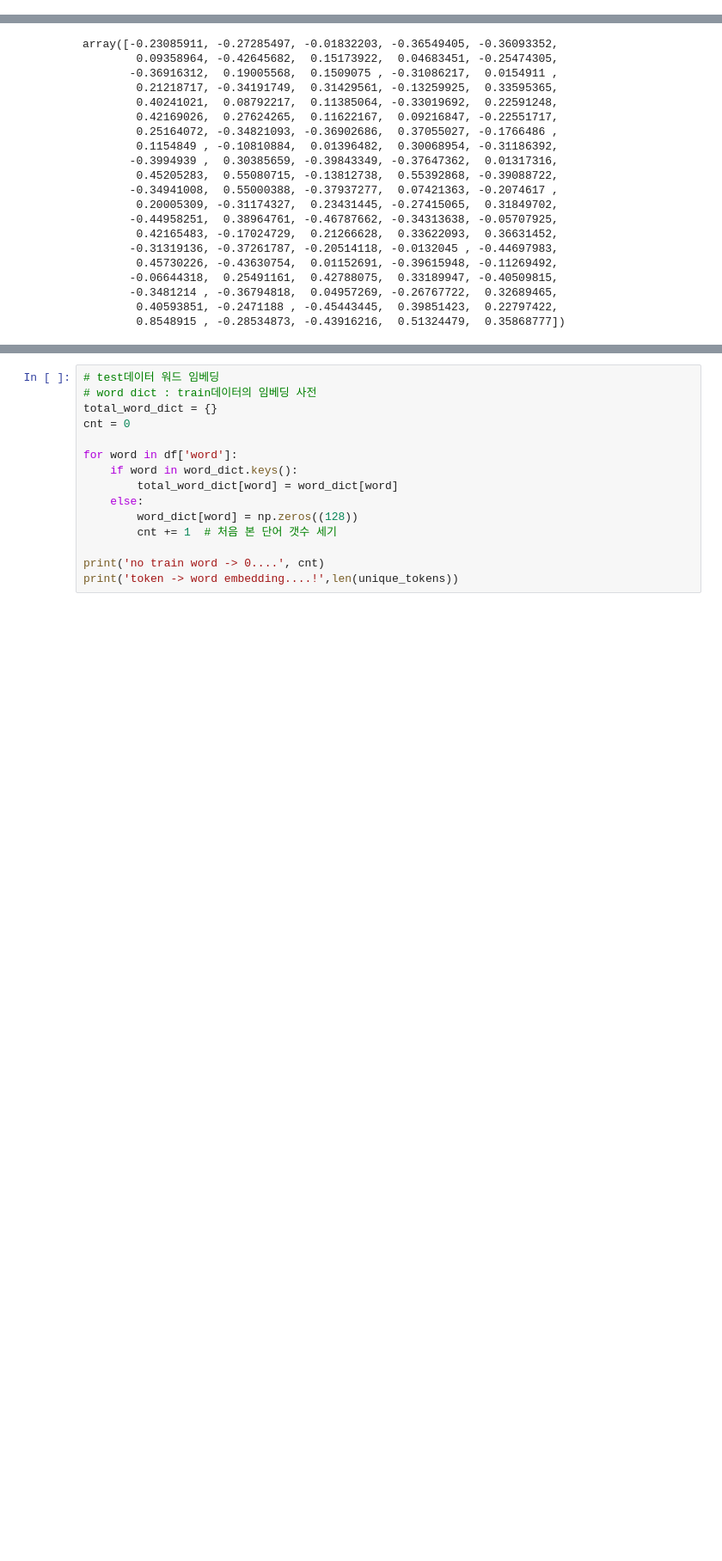
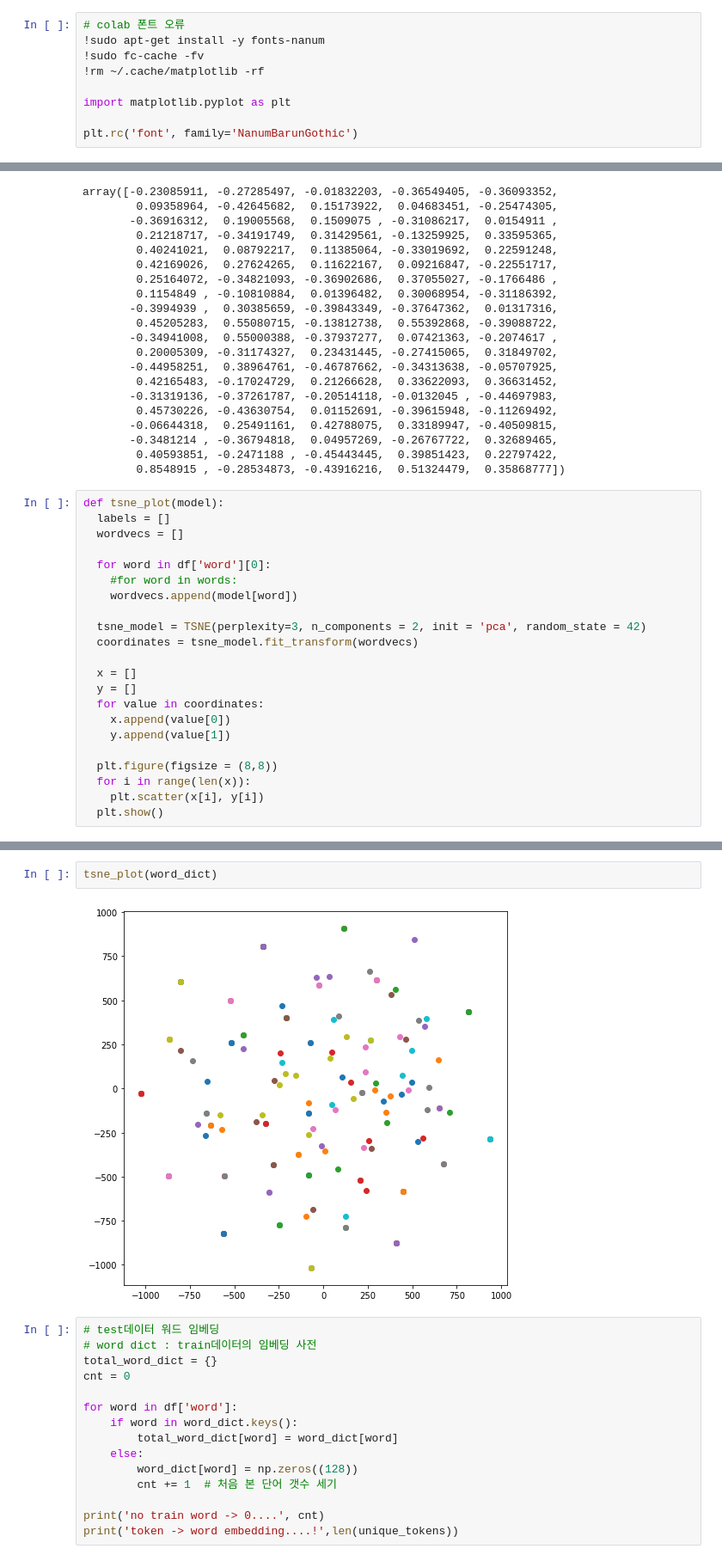
Before and after one commit to Hongbi-Kim/Writing_lyrics, a Jupyter notebook: wordembedding_glove.ipynb, the cells around one changed output, grey strips where cells are left out. Shown: that part at 86% size. Cells and saved outputs as stored; diff of their text form; blank space fills up the shorter version.

Commit message:
Colaboratory를 통해 생성됨

```diff
--- a/wordembedding_glove.ipynb
+++ b/wordembedding_glove.ipynb
@@ -5,0 +8,9 @@ import numpy as np
+# %%
+# colab 폰트 오류
+!sudo apt-get install -y fonts-nanum
+!sudo fc-cache -fv
+!rm ~/.cache/matplotlib -rf
+
+import matplotlib.pyplot as plt
+
+plt.rc('font', family='NanumBarunGothic')
@@ -145,3 +227,25 @@ array([-0.23085911, -0.27285497, -0.01832203, -0.36549405, -0.36093352,
        -0.3481214 , -0.36794818,  0.04957269, -0.26767722,  0.32689465,
         0.40593851, -0.2471188 , -0.45443445,  0.39851423,  0.22797422,
         0.8548915 , -0.28534873, -0.43916216,  0.51324479,  0.35868777])
+# %%
+def tsne_plot(model):
+  labels = []
+  wordvecs = []
+
+  for word in df['word'][0]:
+    #for word in words:
+    wordvecs.append(model[word])
+
+  tsne_model = TSNE(perplexity=3, n_components = 2, init = 'pca', random_state = 42)
+  coordinates = tsne_model.fit_transform(wordvecs)
+
+  x = []
+  y = []
+  for value in coordinates:
+    x.append(value[0])
+    y.append(value[1])
+
+  plt.figure(figsize = (8,8))
+  for i in range(len(x)):
+    plt.scatter(x[i], y[i])
+  plt.show()
@@ -148,3 +259,7 @@ array([-0.23085911, -0.27285497, -0.01832203, -0.36549405, -0.36093352,
+# %%
+tsne_plot(word_dict)
+# %% [output]
+[figure, added]
 # %%
 # test데이터 워드 임베딩
 # word dict : train데이터의 임베딩 사전
```
Also changed, not shown: parts of 8 cells of this notebook.
